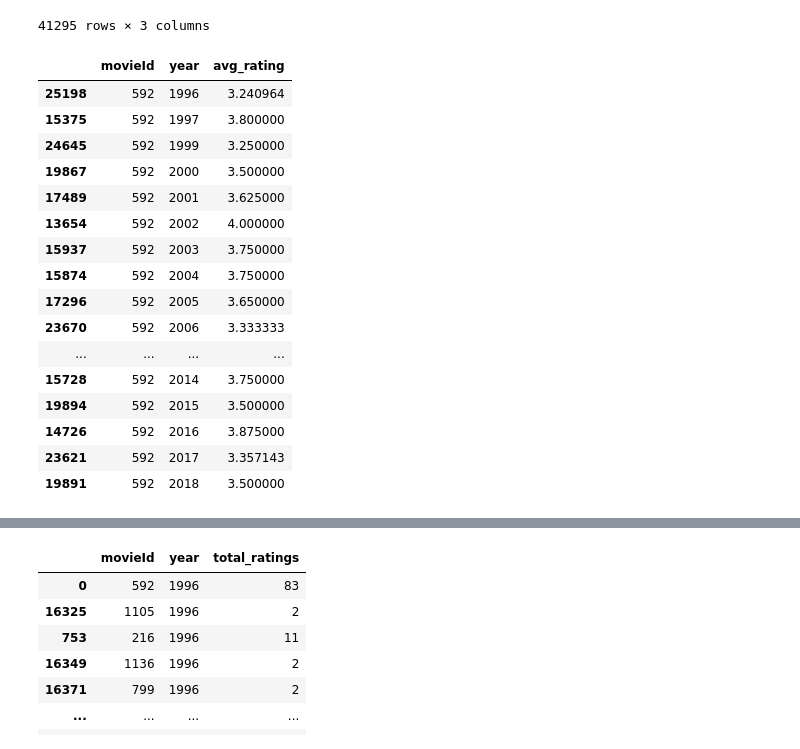
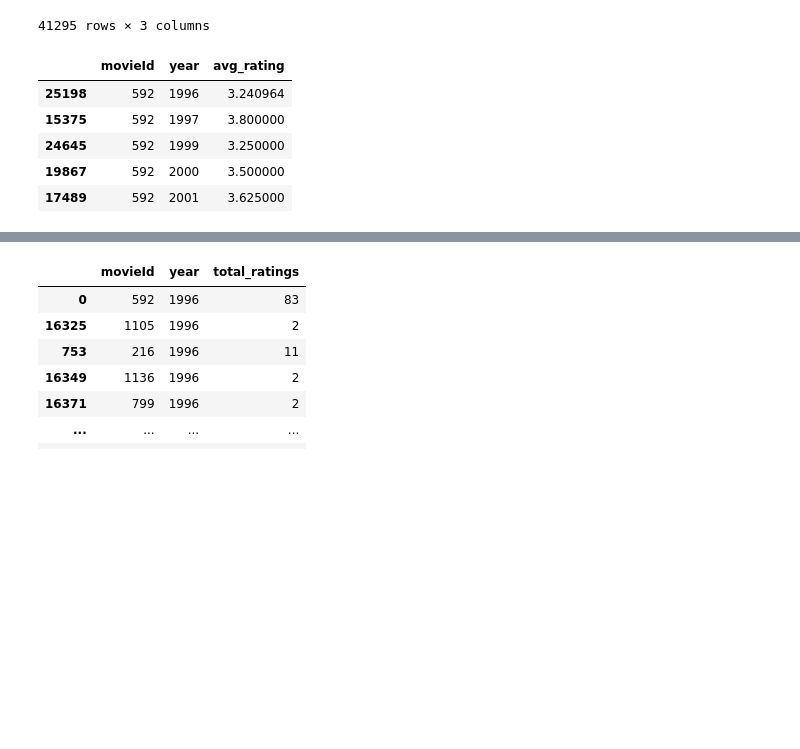
Before and after one commit to senzelden/movie_recommender, a Jupyter notebook: scripts/graphs_for_individual_movies.ipynb, the cells around one changed output, grey strips where cells are left out. Drawn from its saved outputs; the diff is of its cells as text; code cells hidden in the pictures; blank space fills up the shorter version.

```diff
--- a/scripts/graphs_for_individual_movies.ipynb
+++ b/scripts/graphs_for_individual_movies.ipynb
@@ -17,9 +17,13 @@ movies_ratings['year'] = movies_ratings.timestamp.dt.year
 # %%
-avg_rating = movies_ratings.groupby(['movieId', 'year'])[['rating']].mean().sort_values(by='rating', ascending=False)
-avg_rating.rename(columns={'rating': 'avg_rating'}, inplace=True)
+avg_rating = (
+    movies_ratings.groupby(["movieId", "year"])[["rating"]]
+    .mean()
+    .sort_values(by="rating", ascending=False)
+)
+avg_rating.rename(columns={"rating": "avg_rating"}, inplace=True)
 avg_rating.reset_index(inplace=True)
 avg_rating.year = avg_rating.year.astype(int)
-avg_rating.sort_values(by='year', inplace=True)
+avg_rating.sort_values(by="year", inplace=True)
 avg_rating
 # %% [output]
 |  | movieId | year | avg_rating |
@@ -37,25 +41,14 @@ avg_rating
 41295 rows × 3 columns
 # %%
 avg_rating_592 = avg_rating[avg_rating.movieId == 592]
-avg_rating_592
+avg_rating_592.head()
 # %% [output]
 |  | movieId | year | avg_rating |
 | 25198 | 592 | 1996 | 3.240964 |
 | 15375 | 592 | 1997 | 3.800000 |
 | 24645 | 592 | 1999 | 3.250000 |
 | 19867 | 592 | 2000 | 3.500000 |
 | 17489 | 592 | 2001 | 3.625000 |
-| 13654 | 592 | 2002 | 4.000000 |
-| 15937 | 592 | 2003 | 3.750000 |
-| 15874 | 592 | 2004 | 3.750000 |
-| 17296 | 592 | 2005 | 3.650000 |
-| 23670 | 592 | 2006 | 3.333333 |
-| ... | ... | ... | ... |
-| 15728 | 592 | 2014 | 3.750000 |
-| 19894 | 592 | 2015 | 3.500000 |
-| 14726 | 592 | 2016 | 3.875000 |
-| 23621 | 592 | 2017 | 3.357143 |
-| 19891 | 592 | 2018 | 3.500000 |
 # %%
 import plotly.graph_objects as go
 
```
Also changed, not shown: parts of 8 cells of this notebook, 3 other files.
